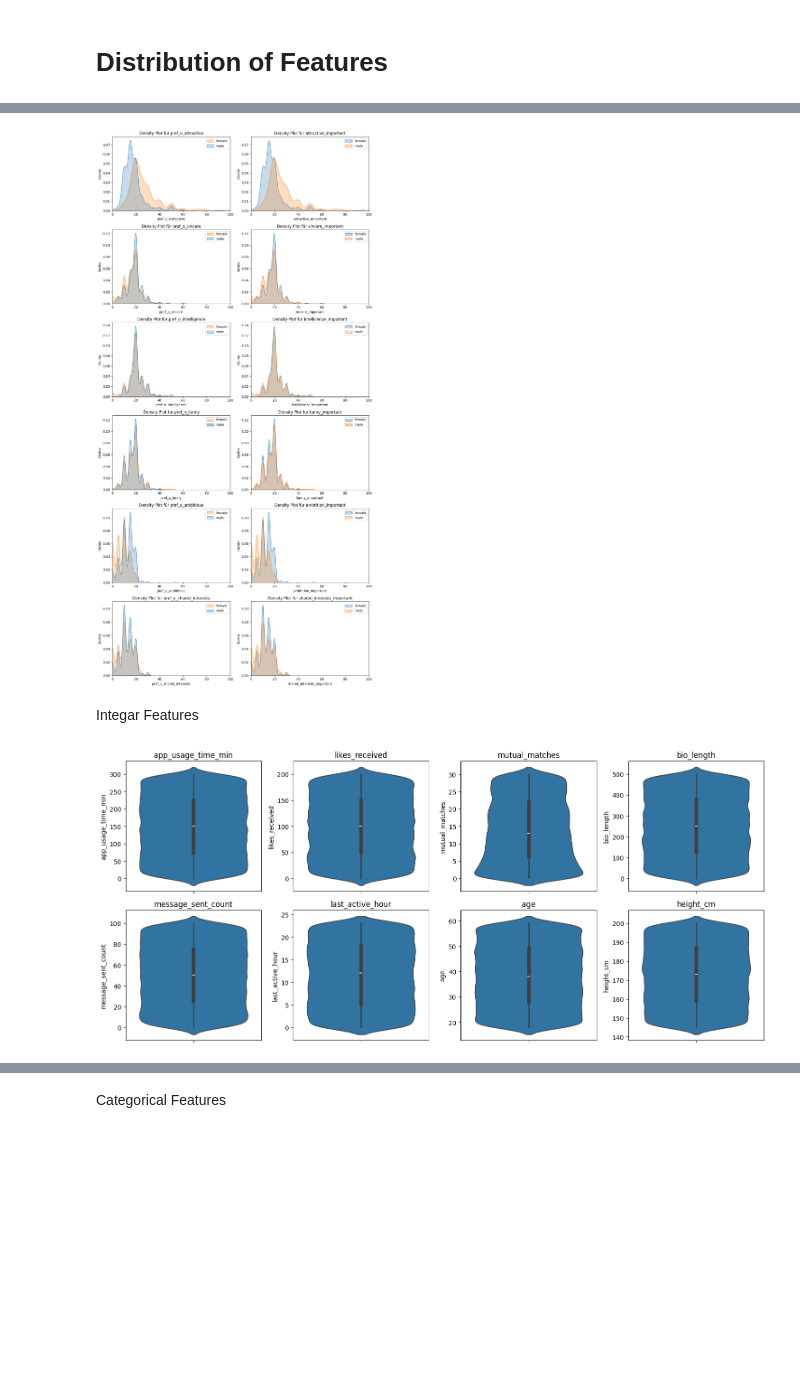
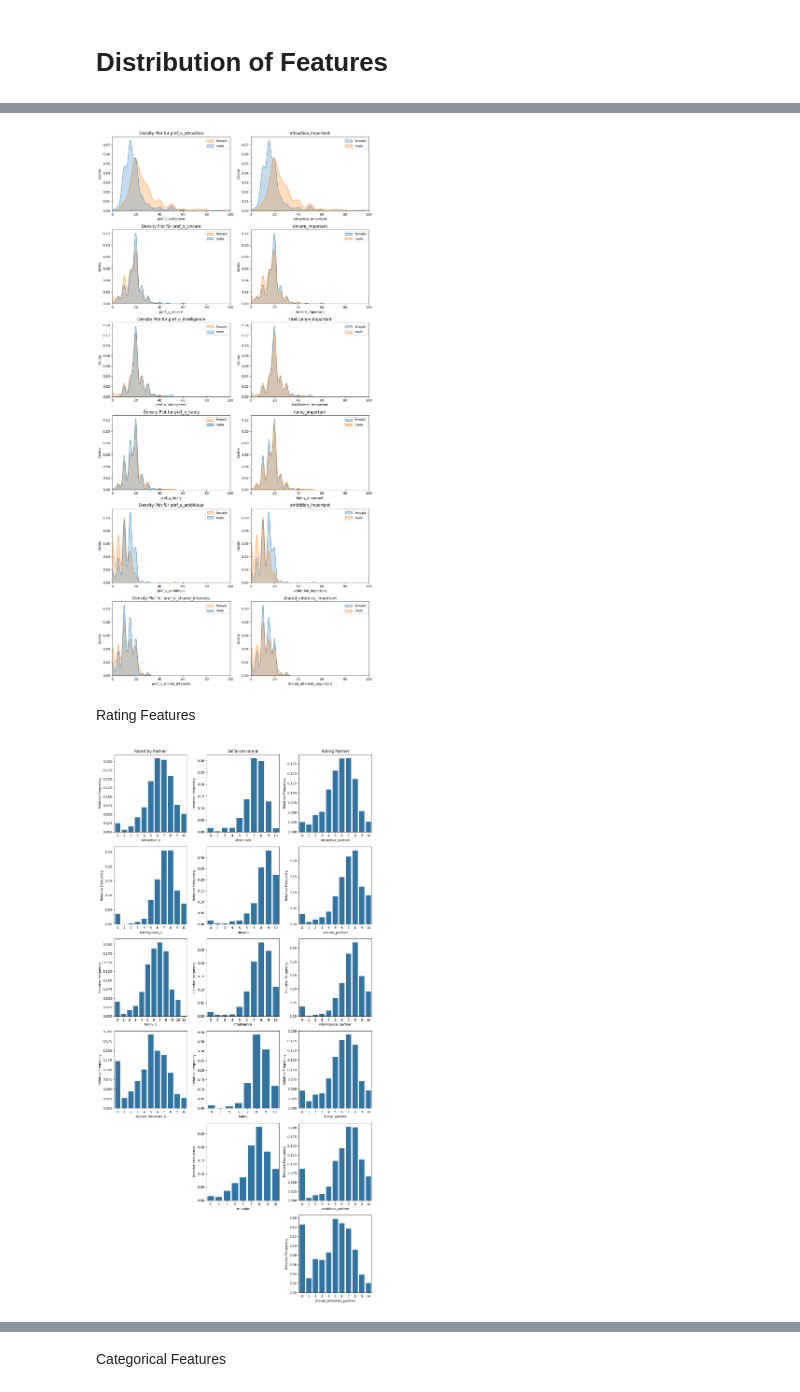
Before and after one commit to SvenNatterer/BASpeedDating, a Jupyter notebook: descriptive_speeddating.ipynb, the cells around one changed output, grey strips where cells are left out. Drawn from its saved outputs; the diff is of its cells as text; code cells hidden in the pictures; blank space fills up the shorter version.

```diff
--- a/descriptive_speeddating.ipynb
+++ b/descriptive_speeddating.ipynb
@@ -288,7 +256,7 @@ for i in range(n_rows):
         for g in df_viz['gender'].unique():
             subset = df_viz[df_viz['gender'] == g]
             sns.kdeplot(subset[col].dropna(), fill=True, label=g, ax=ax_right)
-        ax_right.set_title(f'Density Plot für {col}')
+        ax_right.set_title(f'{col}')
         ax_right.set_xlabel(col)
         ax_right.set_ylabel('Dichte')
         ax_right.set_xlim(0, 100)
@@ -299,23 +267,61 @@ for i in range(n_rows):
 plt.tight_layout()
 plt.show()
 # %% [output]
-[figure, old version]
+[figure, new version]
 # %% [markdown]
-Integar Features
+Rating Features
 # %%
-import seaborn as sns
-numeric_cols = df_extended.select_dtypes(include=['int64']).columns.drop('profile_pics_count')
-fig, axes = plt.subplots(3, 4, figsize=(15, 10))
+attractive_partner_o = df_processed.filter(regex=r'^(attractive|sincere|intelligence|funny|ambition|shared_interests)(_partner|_o)?$').columns.tolist()
+# Group columns into three lists based on their names
+rated_by_partner = [col for col in attractive_partner_o if "_o" in col]
+rating_partner = [col for col in attractive_partner_o if "_partner" in col]
+self_assessment = [col for col in attractive_partner_o if col not in rated_by_partner + rating_partner]
 
-for ax, col in zip(axes.flatten(), numeric_cols):
-    sns.violinplot(y=df_extended[col], ax=ax)
-    ax.set_title(col)
+# Choose data according to the swapped variable:
+df_swapped = filtered_female if swapped == 'female' else filtered_male
 
-# Remove any unused subplots
-for ax in axes.flatten()[len(numeric_cols):]:
-    ax.remove()
+# Determine the maximum number of features among the three groups
+max_features = max(len(rated_by_partner), len(self_assessment), len(rating_partner))
+
+fig, axes = plt.subplots(max_features, 3, figsize=(12, 4 * max_features))
+
+for i in range(max_features):
+    # Column 0: Rated by Partner
+    if i < len(rated_by_partner):
+        col = rated_by_partner[i]
+        rel_counts = df_swapped[col].value_counts(normalize=True).sort_index()
+        sns.barplot(x=rel_counts.index.astype(str), y=rel_counts.values, ax=axes[i, 0])
+        axes[i, 0].set_xlabel(col)
+        axes[i, 0].set_ylabel("Relative Frequency")
+    else:
+        axes[i, 0].axis('off')
+
+    # Column 1: Selfassessment
+    if i < len(self_assessment):
+        col = self_assessment[i]
+        rel_counts = df_swapped[col].value_counts(normalize=True).sort_index()
+        sns.barplot(x=rel_counts.index.astype(str), y=rel_counts.values, ax=axes[i, 1])
+        axes[i, 1].set_xlabel(col)
+        axes[i, 1].set_ylabel("Relative Frequency")
+    else:
+        axes[i, 1].axis('off')
+
+    # Column 2: Rating Partner
+    if i < len(rating_partner):
+        col = rating_partner[i]
+        rel_counts = df_swapped[col].value_counts(normalize=True).sort_index()
+        sns.barplot(x=rel_counts.index.astype(str), y=rel_counts.values, ax=axes[i, 2])
+        axes[i, 2].set_xlabel(col)
+        axes[i, 2].set_ylabel("Relative Frequency")
+    else:
+        axes[i, 2].axis('off')
+
+# Set one header per column (only the first row gets the header)
+axes[0, 0].set_title("Rated by Partner")
+axes[0, 1].set_title("Selfassessment")
+axes[0, 2].set_title("Rating Partner")
 
 plt.tight_layout()
 plt.show()
 # %% [output]
-[figure, old version]
+[figure, new version]
```
Also changed, not shown: parts of 5 cells of this notebook.
